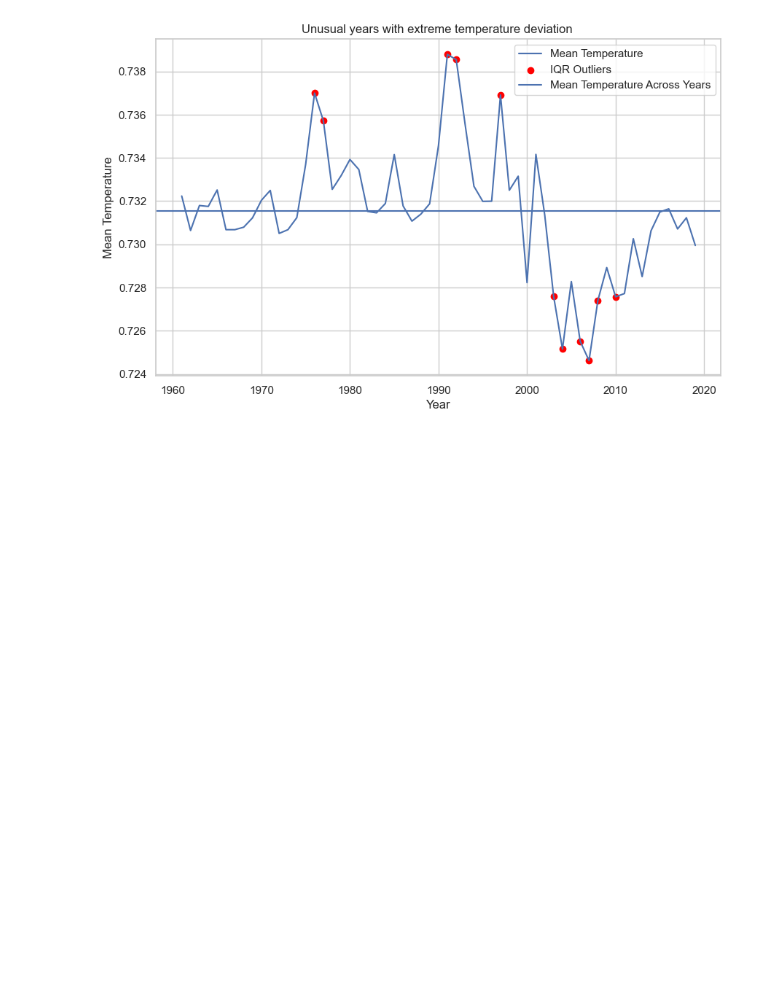
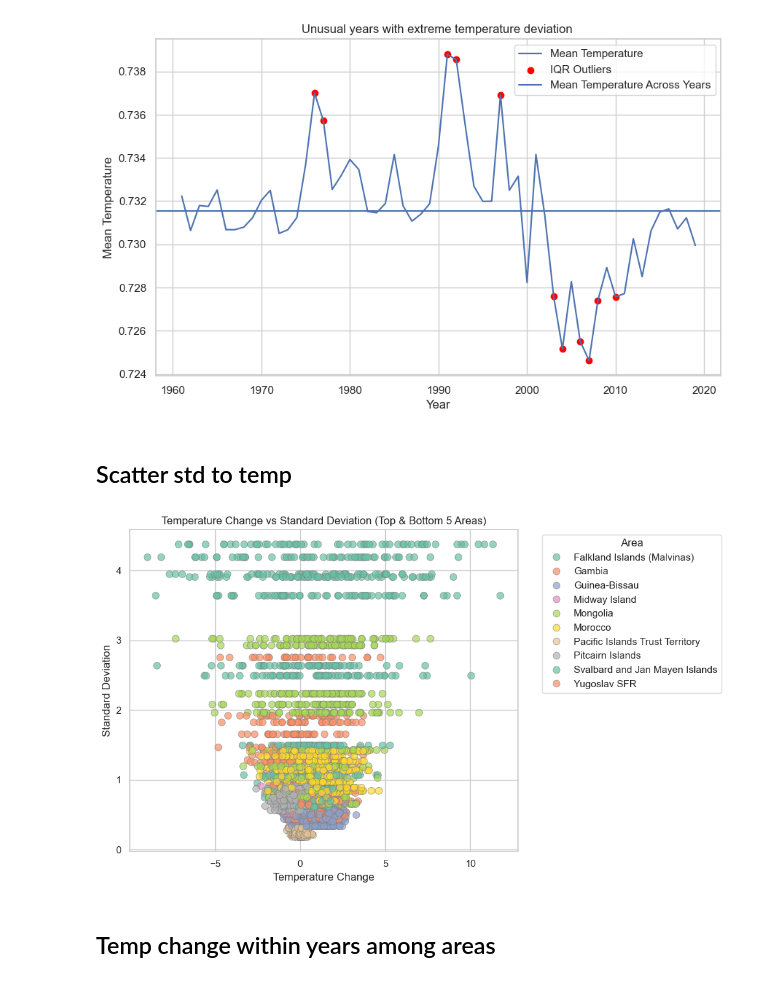
Before and after one commit to stacyshki/TemperatureChangeVisualization, a Jupyter notebook: FINAL PROJECT.ipynb, the cells around one changed output. Drawn from its saved outputs; the diff is of its cells as text; code cells hidden in the pictures; blank space fills up the shorter version.

Commit message:
StdToTem(scatter plot and bubble chart)

```diff
--- a/FINAL PROJECT.ipynb
+++ b/FINAL PROJECT.ipynb
@@ -452,3 +452,47 @@ plt.legend()
 plt.show()
 # %% [output]
 [figure]
+# %% [markdown]
+## Scatter std to temp
+# %%
+df_std_to_tem = pd.merge(
+    df_temp_melted,
+    df_std_melted,
+    on=['Area Code', 'Area', 'Months Code', 'Months', 'Year']
+)
+df_std_to_tem = df_std_to_tem.dropna()
+
+df_std_to_tem.to_csv('Described_parts/globalStdToTem.csv')
+tcm1 = df_std_to_tem.groupby('Area')["Temperature Change"].mean().sort_values(ascending=False)
+top5_areas = list(tcm1.index[:5])
+bottom5_areas = list(tcm1.index[-5:])
+selected_areas = top5_areas + bottom5_areas
+
+
+df_selected = df_std_to_tem[df_std_to_tem["Area"].isin(selected_areas)]
+
+
+plt.figure(figsize=(10, 6))
+
+sns.scatterplot(
+    data=df_selected,
+    x='Temperature Change',
+    y='Standard Deviation',
+    hue='Area',
+    palette='Set2',
+    s=60,
+    alpha=0.7,
+    edgecolor='gray'
+)
+
+plt.title('Temperature Change vs Standard Deviation (Top & Bottom 5 Areas)')
+plt.xlabel('Temperature Change')
+plt.ylabel('Standard Deviation')
+plt.legend(title='Area', bbox_to_anchor=(1.05, 1), loc='upper left')
+
+plt.tight_layout()
+plt.show()
+# %% [output]
+[figure, added]
+# %% [markdown]
+## Temp change within years among areas
```
Also changed, not shown: 4 other files.
